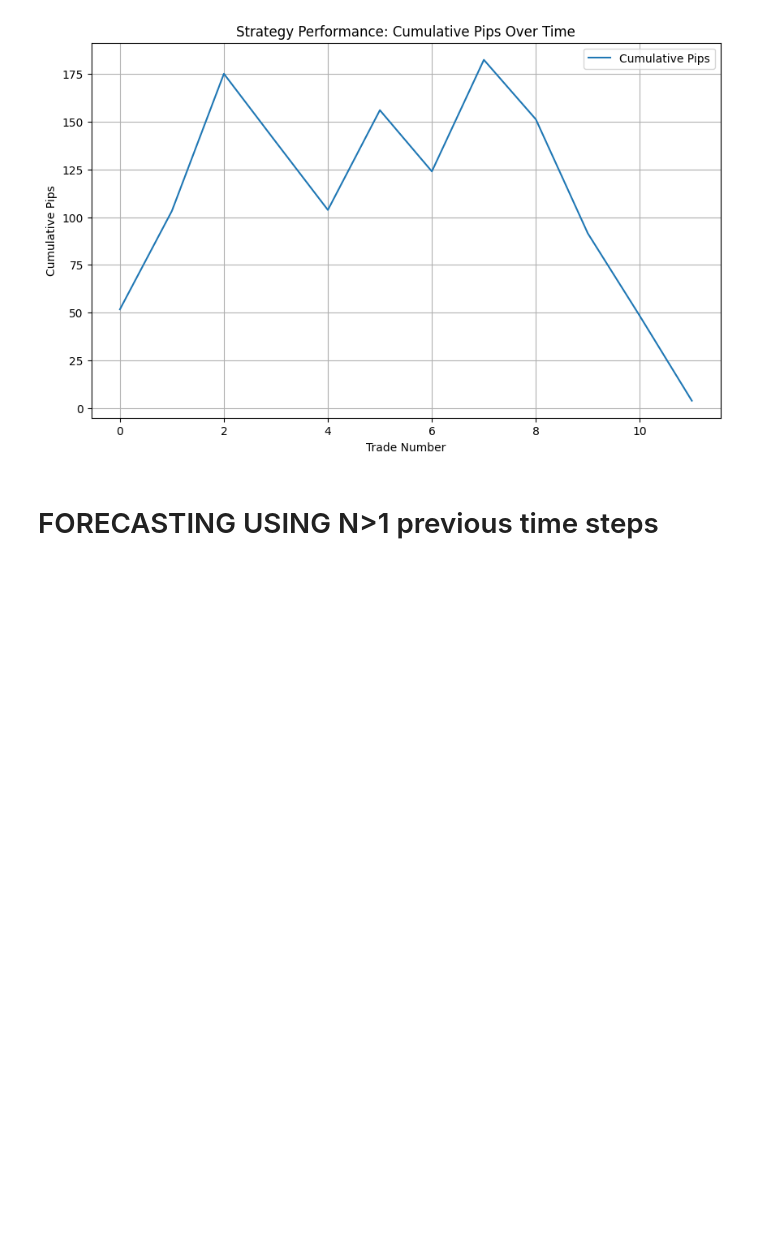
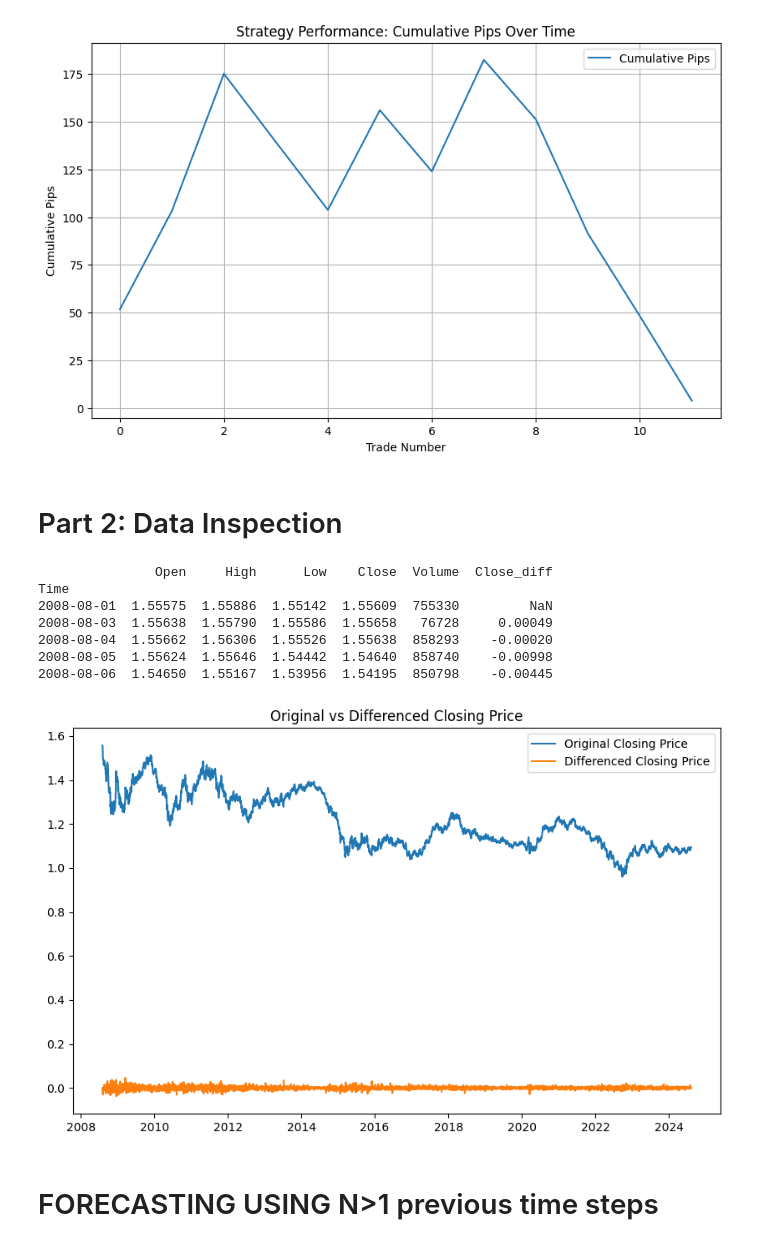
Before and after one commit to D-Mutabazi/Data-Engineering-Projects-and-Coursework, a Jupyter notebook: MLR_forecast.ipynb, the cells around one changed output. Drawn from its saved outputs; the diff is of its cells as text; code cells hidden in the pictures; blank space fills up the shorter version.

```diff
--- a/MLR_forecast.ipynb
+++ b/MLR_forecast.ipynb
@@ -366,6 +366,58 @@ plt.grid(True)
 plt.show()
 # %% [output]
 [figure]
+# %% [markdown]
+# Part 2: Data Inspection
+# %%
+# Data loading
+def data_loader(filepath):
+    data = pd.read_csv(filepath)
+    data['Time'] = pd.to_datetime(data['Time'],format='%Y-%m-%d %H:%M:%S')
+
+    return data
+
+#select one feature
+def featureEngineering(data, n_past=1):
+    X = []
+    Y= []
+    for i in range(n_past, len(data)):
+        X.append(data.iloc[i-n_past:i, -3].values)  # Select n_past number of rows for the closing price
+        Y.append(data.iloc[i, -3])  # The target value
+
+    feature_columns = [f'n_previous_{i}' for i in range(1, n_past+1)]
+    X_df = pd.DataFrame(X, columns=feature_columns)
+    Y_df = pd.DataFrame(Y, columns=['response'])
+
+    updatedDataset = pd.concat([X_df, Y_df], axis=1)
+
+    return updatedDataset, X_df,Y_df
+
+filepath = './Data/EURUSD_H1.csv'
+datasetX = data_loader(filepath)
+
+datasetX['Time'] = pd.to_datetime(datasetX['Time'],format='%Y-%m-%d %H:%M:%S')
+datasetX.set_index('Time', inplace=True)
+
+# Make the target (Closing price) stationary
+datasetX['Close_diff'] = datasetX['Close'].diff()  # First difference of Closing price
+print(datasetX.head())
+datasetX.dropna(inplace=True)
+
+plt.figure(figsize=(10, 6))
+plt.plot(datasetX['Close'], label='Original Closing Price')
+plt.plot(datasetX['Close_diff'], label='Differenced Closing Price')
+plt.title('Original vs Differenced Closing Price')
+plt.legend()
+plt.show()
+# %% [output]
+               Open     High      Low    Close  Volume  Close_diff
+Time
+2008-08-01  1.55575  1.55886  1.55142  1.55609  755330         NaN
+2008-08-03  1.55638  1.55790  1.55586  1.55658   76728     0.00049
+2008-08-04  1.55662  1.56306  1.55526  1.55638  858293    -0.00020
+2008-08-05  1.55624  1.55646  1.54442  1.54640  858740    -0.00998
+2008-08-06  1.54650  1.55167  1.53956  1.54195  850798    -0.00445
+[figure, added]
 # %% [markdown]
 #  FORECASTING USING N>1 previous time steps
 # %%
```
Also changed, not shown: parts of 1 cell of this notebook.
